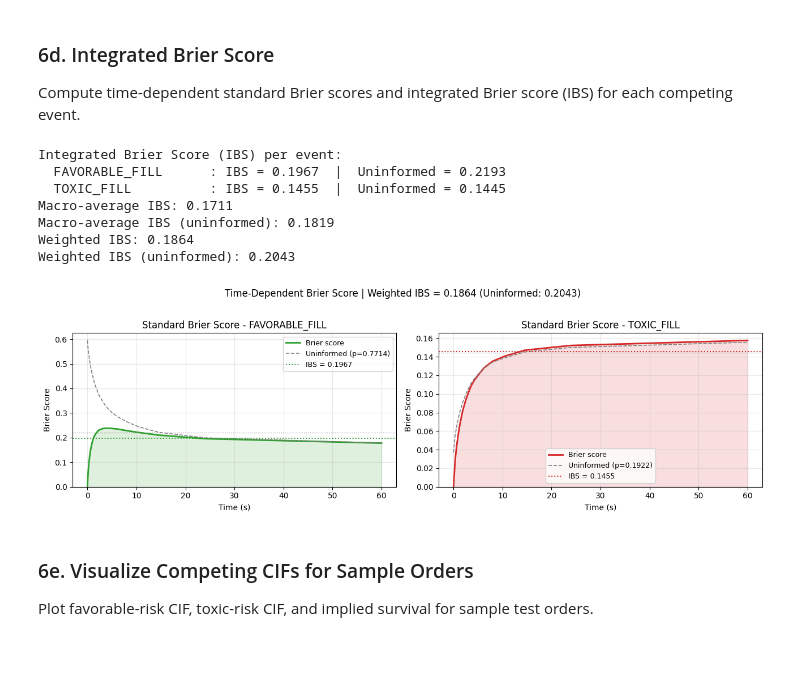
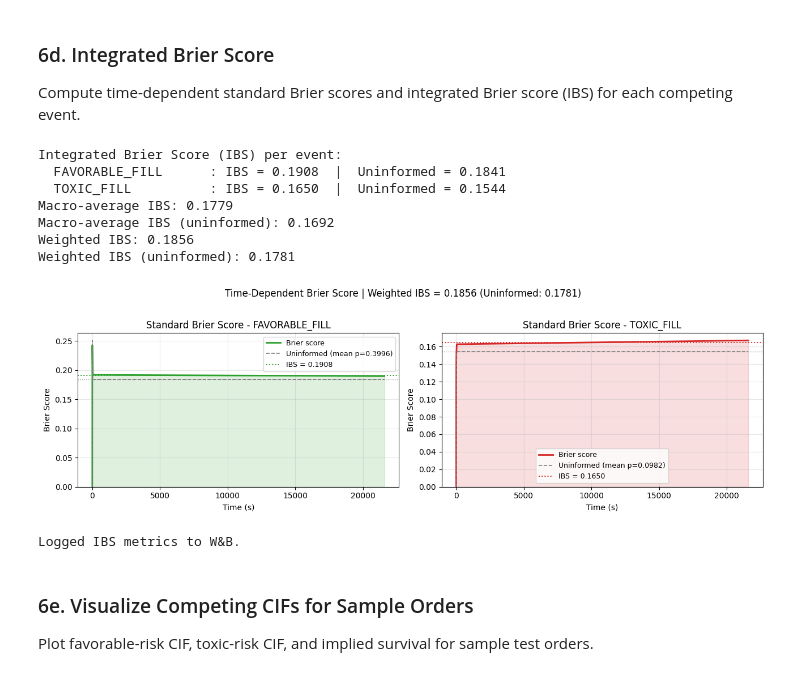
Before and after one commit to angus4718/lob-deep-survival-analysis, a Jupyter notebook: notebooks/baseline_models/standardized_static_deephit.ipynb, the cells around one changed output. Drawn from its saved outputs; the diff is of its cells as text; code cells hidden in the pictures.

Commit message:
modify standardized static and dynamic models

```diff
--- a/notebooks/baseline_models/standardized_static_deephit.ipynb
+++ b/notebooks/baseline_models/standardized_static_deephit.ipynb
@@ -579,7 +439,7 @@ Set `MODEL_NAME` to one of:
 - `transformer`
 - `mamba`
 # %%
-MODEL_NAME = "gru_transformer"
+MODEL_NAME = "mamba"
 NUM_COMPETING_EVENTS = 2
 EVENT_NAMES = ["FAVORABLE_FILL", "TOXIC_FILL"]
 EVENT_CODES = [1, 2]
@@ -590,6 +450,8 @@ LEARNING_RATE = 1e-4
 BATCH_SIZE = 1024
 NUM_EPOCHS = 100
 EARLY_STOP_PATIENCE = 12
+USE_AUX_LOSS = False  # Set to True to use auxiliary next-step prediction loss
+AUX_LOSS_WEIGHT = 0.1  # Weight for auxiliary loss in combined loss
 
 feature_dim = X_train_t.size(2)
 
@@ -663,4 +525,5 @@ print(f"Model: {MODEL_NAME}")
 print(f"Input shape: {tuple(X_train_t.shape)}")
 print(f"Output shape: ({NUM_COMPETING_EVENTS}, {output_steps})")
 print(f"Trainable params: {total_params:,}")
+print(f"Using auxiliary loss: {USE_AUX_LOSS} (weight: {AUX_LOSS_WEIGHT})")
 # %% [output]
@@ -811,5 +892,19 @@ weighted_ctd = (n_fav_test * ctd_scores["FAVORABLE_FILL"] + n_tox_test * ctd_sco
 
 print(f"Macro-average C-td: {macro_ctd:.4f}")
 print(f"Weighted C-td: {weighted_ctd:.4f}")
+
+if wandb_run is not None:
+    ctd_log = {
+        "eval/ctd_macro": float(macro_ctd),
+        "eval/ctd_weighted": float(weighted_ctd),
+    }
+    for event_name, ctd_value in ctd_scores.items():
+        ctd_log[f"eval/ctd_{event_name.lower()}"] = float(ctd_value)
+    wandb_run.log(ctd_log)
+    wandb_run.summary["eval_ctd_macro"] = float(macro_ctd)
+    wandb_run.summary["eval_ctd_weighted"] = float(weighted_ctd)
+    print("Logged C-td metrics to W&B.")
+else:
+    print("W&B run not active; skipped C-td logging.")
 # %% [output]
 CIF array shape: (2, 30, 9000) (K, T, N)
@@ -878,10 +974,6 @@ Predicted final CIF means at t=60.0s:
 
 Compute time-dependent standard Brier scores and integrated Brier score (IBS) for each competing event.
 # %%
-n_train = len(D_train)
-p_fav_train = (D_train == 1).sum() / n_train
-p_tox_train = (D_train == 2).sum() / n_train
-
 bs_curves = {}
 for k, (event_code, event_name) in enumerate(zip(EVENT_CODES, EVENT_NAMES)):
     bs_curves[event_name] = standard_brier_score(
@@ -892,9 +984,11 @@ for k, (event_code, event_name) in enumerate(zip(EVENT_CODES, EVENT_NAMES)):
         time_grid=time_grid,
     )
 
+p_fav_train_curve = uninformed_cif_curve_from_train(Y_train, D_train, 1, time_grid)
+p_tox_train_curve = uninformed_cif_curve_from_train(Y_train, D_train, 2, time_grid)
 bs_curves_uninformed = {
-    "FAVORABLE_FILL": uninformed_brier_score(Y_test, D_test, p_fav_train, 1, time_grid),
-    "TOXIC_FILL": uninformed_brier_score(Y_test, D_test, p_tox_train, 2, time_grid),
+    "FAVORABLE_FILL": uninformed_brier_score(Y_test, D_test, p_fav_train_curve, 1, time_grid),
+    "TOXIC_FILL": uninformed_brier_score(Y_test, D_test, p_tox_train_curve, 2, time_grid),
 }
 
 t_min, t_max = float(time_grid[0]), float(time_grid[-1])
@@ -941,43 +1035,61 @@ for ax, event_name in zip(axes, EVENT_NAMES):
     ibs_val = ibs_scores[event_name]
     ibs_uninf_val = ibs_scores_uninformed[event_name]
     color = colors_bs.get(event_name, "#1f77b4")
-    baseline_p = p_fav_train if event_name == "FAVORABLE_FILL" else p_tox_train
+    baseline_curve = p_fav_train_curve if event_name == "FAVORABLE_FILL" else p_tox_train_curve
 
     ax.plot(time_grid, bs_arr, color=color, linewidth=2, label="Brier score")
     ax.fill_between(time_grid, bs_arr, alpha=0.15, color=color)
     ax.plot(
         time_grid,
         bs_curves_uninformed[event_name],
         color="grey",
         linestyle="--",
         linewidth=1.2,
-        label=f"Uninformed (p={baseline_p:.4f})",
+        label=f"Uninformed (mean p={baseline_curve.mean():.4f})",
     )
     ax.axhline(ibs_uninf_val, color="grey", linestyle=":", linewidth=1, alpha=0.7)
     ax.axhline(ibs_val, color=color, linestyle=":", linewidth=1.4, label=f"IBS = {ibs_val:.4f}")
     ax.set_title(f"Standard Brier Score - {event_name}")
     ax.set_xlabel("Time (s)")
     ax.set_ylabel("Brier Score")
     ax.set_ylim(bottom=0)
     ax.legend(fontsize=9)
     ax.grid(alpha=0.3)
 
 fig.suptitle(
     f"Time-Dependent Brier Score | Weighted IBS = {weighted_ibs:.4f} (Uninformed: {weighted_ibs_uninformed:.4f})",
     fontsize=12,
     y=1.02,
-)
+ )
 plt.tight_layout()
 plt.show()
+
+if wandb_run is not None:
+    ibs_log = {
+        "eval/ibs_macro": float(macro_ibs),
+        "eval/ibs_macro_uninformed": float(macro_ibs_uninformed),
+        "eval/ibs_weighted": float(weighted_ibs),
+        "eval/ibs_weighted_uninformed": float(weighted_ibs_uninformed),
+    }
+    for event_name in EVENT_NAMES:
+        ibs_log[f"eval/ibs_{event_name.lower()}"] = float(ibs_scores[event_name])
+        ibs_log[f"eval/ibs_{event_name.lower()}_uninformed"] = float(ibs_scores_uninformed[event_name])
+    wandb_run.log(ibs_log)
+    wandb_run.summary["eval_ibs_weighted"] = float(weighted_ibs)
+    wandb_run.summary["eval_ibs_macro"] = float(macro_ibs)
+    print("Logged IBS metrics to W&B.")
+else:
+    print("W&B run not active; skipped IBS logging.")
 # %% [output]
 Integrated Brier Score (IBS) per event:
-  FAVORABLE_FILL      : IBS = 0.1967  |  Uninformed = 0.2193
-  TOXIC_FILL          : IBS = 0.1455  |  Uninformed = 0.1445
-Macro-average IBS: 0.1711
-Macro-average IBS (uninformed): 0.1819
-Weighted IBS: 0.1864
-Weighted IBS (uninformed): 0.2043
+  FAVORABLE_FILL      : IBS = 0.1908  |  Uninformed = 0.1841
+  TOXIC_FILL          : IBS = 0.1650  |  Uninformed = 0.1544
+Macro-average IBS: 0.1779
+Macro-average IBS (uninformed): 0.1692
+Weighted IBS: 0.1856
+Weighted IBS (uninformed): 0.1781
-[figure, old version]
+[figure, new version]
+Logged IBS metrics to W&B.
 # %% [markdown]
 ### 6e. Visualize Competing CIFs for Sample Orders
 
```
Also changed, not shown: parts of 18 cells of this notebook, 12 other files.
